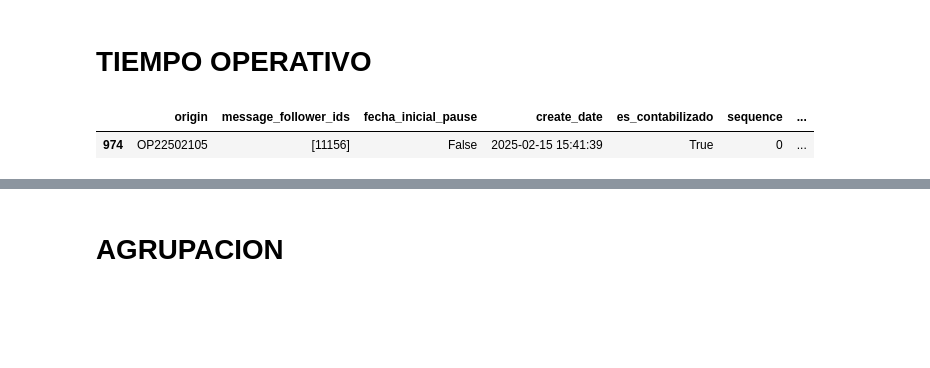
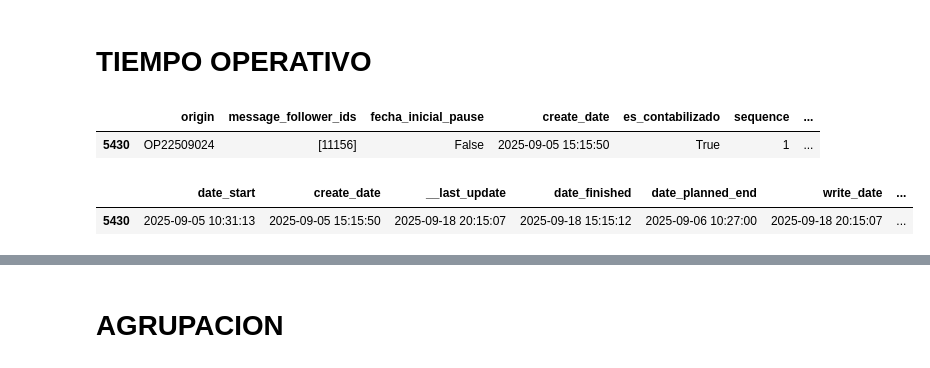
Before and after one commit to FiltrosDonsson/Proyectos-Data-analyst, a Jupyter notebook: PRORUDCCION/tiempo_produccion.ipynb, the cells around one changed output, grey strips where cells are left out. Drawn from its saved outputs; the diff is of its cells as text; code cells hidden in the pictures; blank space fills up the shorter version.

```diff
--- a/PRORUDCCION/tiempo_produccion.ipynb
+++ b/PRORUDCCION/tiempo_produccion.ipynb
@@ -228,14 +210,27 @@ records = models.execute_kw(
 )
 
 df_sample = pd.DataFrame(records)
+# %%
+df_sample[df_sample["OP"]=="MO13136"].head(1)
+# %% [output]
+|  | origin | message_follower_ids | fecha_inicial_pause | create_date | es_contabilizado | sequence | ... |
+| 5430 | OP22509024 | [11156] | False | 2025-09-05 15:15:50 | True | 1 | ... |
 # %%
 df_sample["OP"] = df_sample["production_id"].apply(
     lambda x: x[1] if isinstance(x, (list, tuple)) and len(x) > 1 else None
 )
 
 #date_start inicio
 #
-df_sample[df_sample["OP"]=="MO11970"].head(1)
+ej = df_sample[df_sample["OP"]=="MO13136"].head(1)
+
+#tiempo_segundos_hombre , tiempo_estimado _segundos son estimados  , last_update es la fecha de finalizacion de la orden
+# delay_pause es el tiempo total de pausas en segundos toma el maximo si habian 2 en la op
+# deay es el tiempo transcurrido
+
+
+ej =ej[["date_start","create_date","__last_update","date_finished","date_planned_end","write_date", 'fecha_final_pausa', 'fecha_inicial_pause',"user_finish"]]
+ej.head()
 # %% [output]
-|  | origin | message_follower_ids | fecha_inicial_pause | create_date | es_contabilizado | sequence | ... |
-| 974 | OP22502105 | [11156] | False | 2025-02-15 15:41:39 | True | 0 | ... |
+|  | date_start | create_date | __last_update | date_finished | date_planned_end | write_date | ... |
+| 5430 | 2025-09-05 10:31:13 | 2025-09-05 15:15:50 | 2025-09-18 20:15:07 | 2025-09-18 15:15:12 | 2025-09-06 10:27:00 | 2025-09-18 20:15:07 | ... |
```
Also changed, not shown: parts of 6 cells of this notebook, 2 other files.
